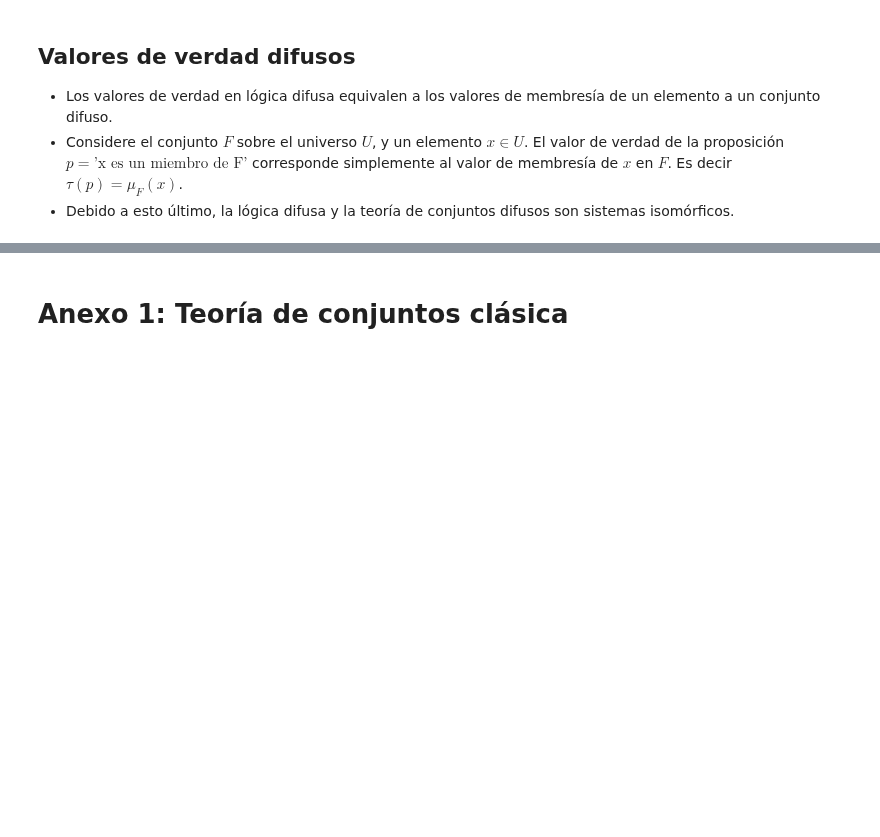
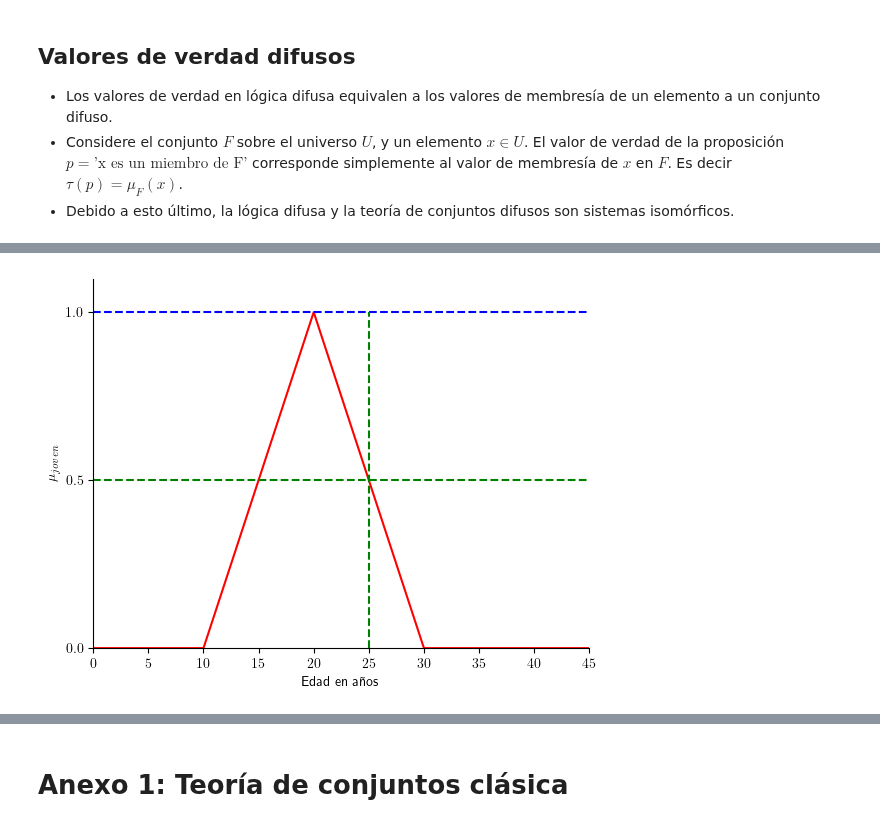
Before and after one commit to TEL-USM/IPD434, a Jupyter notebook: Clases/02_SistemasDifusos/02_SistemasDifusos.ipynb, the cells around one changed output, grey strips where cells are left out. Cells and saved outputs as stored; diff of their text form; code cells hidden in the pictures; blank space fills up the shorter version.

```diff
--- a/Clases/02_SistemasDifusos/02_SistemasDifusos.ipynb
+++ b/Clases/02_SistemasDifusos/02_SistemasDifusos.ipynb
@@ -816,0 +818,34 @@ Operaciones básicas de lógica de conjuntos tradicional tiene su equivalente di
+# %%
+import matplotlib.pyplot as plt
+import numpy as np
+
+a = 10
+m = 20
+b = 30
+
+plt.rcParams['text.usetex'] = True
+x = np.arange(0,50,1)
+y1 = x[:a]*0
+y2 = (x[a:m]-a)/(m-a)
+y3 = (b-x[m:b])/(b-m)
+y4 = x[b:]*0
+y = np.concatenate([y1, y2, y3, y4])
+line_05 = 0.5*np.ones(len(x))
+y_m = np.linspace(0,1,len(x))
+line_m = np.ones(len(x))*25
+
+
+fig = plt.figure()
+ax = fig.add_subplot(1,1,1)
+ax.set_xlabel(r"Edad en años")
+ax.set_ylabel(r"$\mu_{joven}$")
+ax.set_ylim(ymin=-0.1, ymax=1.1)
+ax.set_ylim(bottom=0)
+ax.set_xlim(xmin=-10, xmax=45)
+ax.set_xlim(left=0)
+ax.set_yticks([0.0, 0.5, 1.0])
+ax.spines[['right', 'top']].set_visible(False)
+ax.plot(x, y, 'r', x, line_1, 'b--', line_m, y_m, 'g--', x, line_05, 'g--',)
+plt.show()
+# %% [output]
+[figure, added]
```
Also changed, not shown: parts of 9 cells of this notebook.
